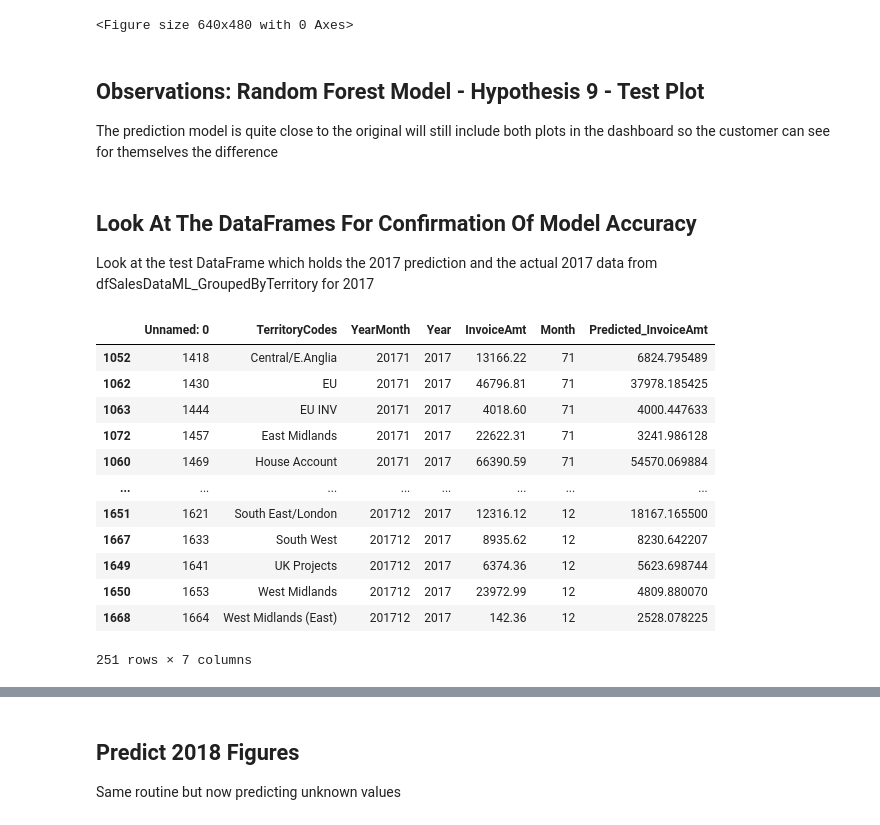
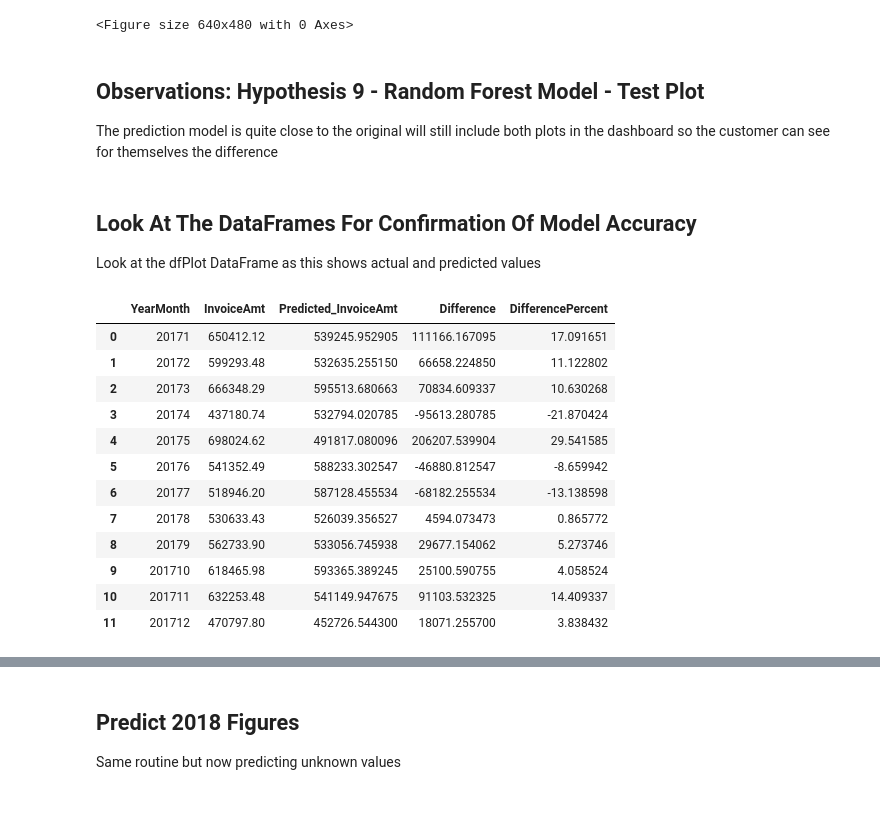
Before and after one commit to RogerWilliams2026/Project3-SalesAnalysis, a Jupyter notebook: jupyter_notebooks/Notebook_ML.ipynb, the cells around one changed output, grey strips where cells are left out. Drawn from its saved outputs; the diff is of its cells as text; code cells hidden in the pictures.

```diff
--- a/jupyter_notebooks/Notebook_ML.ipynb
+++ b/jupyter_notebooks/Notebook_ML.ipynb
@@ -1127,28 +974,28 @@ plt.savefig(
 [figure]
 <Figure size 640x480 with 0 Axes>
 # %% [markdown]
-## Observations: Random Forest Model - Hypothesis 9 - Test Plot
+## Observations: Hypothesis 9 - Random Forest Model - Test Plot
 
 The prediction model is quite close to the original will still include both plots in the dashboard so the customer
 can see for themselves the difference
 # %% [markdown]
 ## Look At The DataFrames For Confirmation Of Model Accuracy
 
-Look at the test DataFrame which holds the 2017 prediction and the actual 2017 data from  dfSalesDataML_GroupedByTerritory for 2017
+Look at the dfPlot DataFrame as this shows actual and predicted values
 # %%
 #show DataFrame for prediction vs actual
-dfSalesDataML_2017Predicted
+dfPlot
 # %% [output]
-|  | Unnamed: 0 | TerritoryCodes | YearMonth | Year | InvoiceAmt | Month | Predicted_InvoiceAmt |
-| 1052 | 1418 | Central/E.Anglia | 20171 | 2017 | 13166.22 | 71 | 6824.795489 |
-| 1062 | 1430 | EU | 20171 | 2017 | 46796.81 | 71 | 37978.185425 |
-| 1063 | 1444 | EU INV | 20171 | 2017 | 4018.60 | 71 | 4000.447633 |
-| 1072 | 1457 | East Midlands | 20171 | 2017 | 22622.31 | 71 | 3241.986128 |
-| 1060 | 1469 | House Account | 20171 | 2017 | 66390.59 | 71 | 54570.069884 |
-| ... | ... | ... | ... | ... | ... | ... | ... |
-| 1651 | 1621 | South East/London | 201712 | 2017 | 12316.12 | 12 | 18167.165500 |
-| 1667 | 1633 | South West | 201712 | 2017 | 8935.62 | 12 | 8230.642207 |
-| 1649 | 1641 | UK Projects | 201712 | 2017 | 6374.36 | 12 | 5623.698744 |
-| 1650 | 1653 | West Midlands | 201712 | 2017 | 23972.99 | 12 | 4809.880070 |
-| 1668 | 1664 | West Midlands (East) | 201712 | 2017 | 142.36 | 12 | 2528.078225 |
+|  | YearMonth | InvoiceAmt | Predicted_InvoiceAmt | Difference | DifferencePercent |
+| 0 | 20171 | 650412.12 | 539245.952905 | 111166.167095 | 17.091651 |
+| 1 | 20172 | 599293.48 | 532635.255150 | 66658.224850 | 11.122802 |
+| 2 | 20173 | 666348.29 | 595513.680663 | 70834.609337 | 10.630268 |
+| 3 | 20174 | 437180.74 | 532794.020785 | -95613.280785 | -21.870424 |
+| 4 | 20175 | 698024.62 | 491817.080096 | 206207.539904 | 29.541585 |
+| 5 | 20176 | 541352.49 | 588233.302547 | -46880.812547 | -8.659942 |
+| 6 | 20177 | 518946.20 | 587128.455534 | -68182.255534 | -13.138598 |
+| 7 | 20178 | 530633.43 | 526039.356527 | 4594.073473 | 0.865772 |
+| 8 | 20179 | 562733.90 | 533056.745938 | 29677.154062 | 5.273746 |
+| 9 | 201710 | 618465.98 | 593365.389245 | 25100.590755 | 4.058524 |
+| 10 | 201711 | 632253.48 | 541149.947675 | 91103.532325 | 14.409337 |
+| 11 | 201712 | 470797.80 | 452726.544300 | 18071.255700 | 3.838432 |
-251 rows × 7 columns
```
Also changed, not shown: parts of 57 cells of this notebook, 13 other files.
